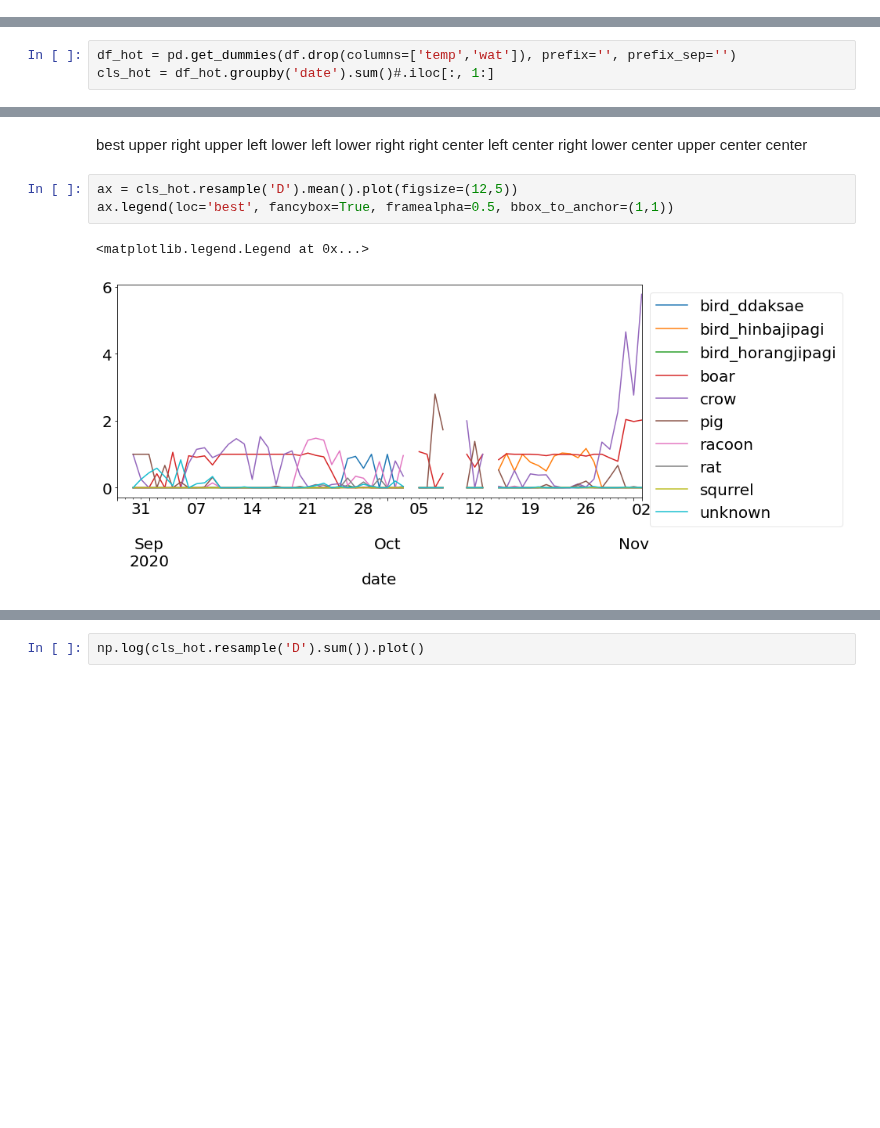
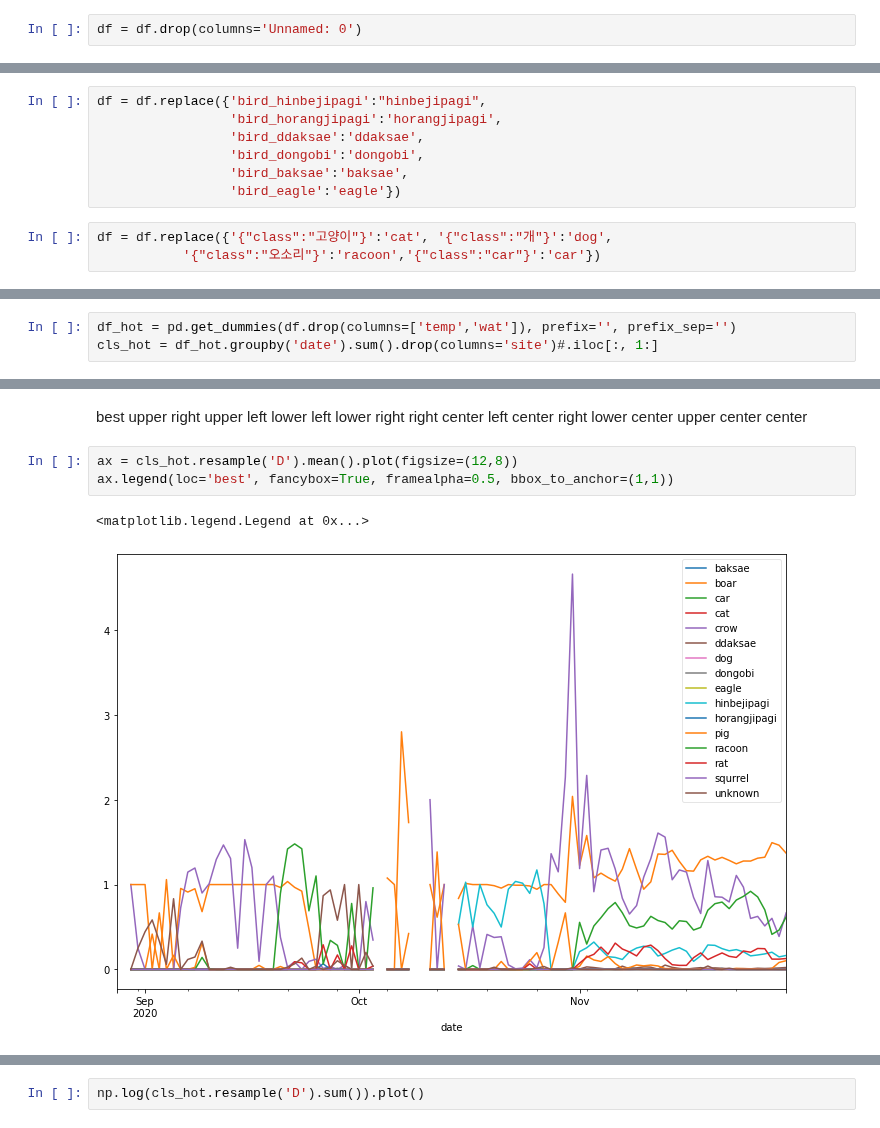
Before and after one commit to sogangori/animal_detection, a Jupyter notebook: pig_analysis.ipynb, the cells around one changed output, grey strips where cells are left out. Drawn from its saved outputs; the diff is of its cells as text; blank space fills up the shorter version.

```diff
--- a/pig_analysis.ipynb
+++ b/pig_analysis.ipynb
@@ -246,0 +299,2 @@ df['date'] = pd.to_datetime(df['date'], format='%Y-%m-%d %H%M%S')
+# %%
+df = df.drop(columns='Unnamed: 0')
@@ -246,0 +310,10 @@ df['date'] = pd.to_datetime(df['date'], format='%Y-%m-%d %H%M%S')
+# %%
+df = df.replace({'bird_hinbejipagi':"hinbejipagi",
+                 'bird_horangjipagi':'horangjipagi',
+                 'bird_ddaksae':'ddaksae',
+                 'bird_dongobi':'dongobi',
+                 'bird_baksae':'baksae',
+                 'bird_eagle':'eagle'})
+# %%
+df = df.replace({'{"class":"고양이"}':'cat', '{"class":"개"}':'dog',
+           '{"class":"오소리"}':'racoon','{"class":"car"}':'car'})
@@ -277,6 +370,6 @@ df['temp'].plot()
 # %%
 df_hot = pd.get_dummies(df.drop(columns=['temp','wat']), prefix='', prefix_sep='')
-cls_hot = df_hot.groupby('date').sum()#.iloc[:, 1:]
+cls_hot = df_hot.groupby('date').sum().drop(columns='site')#.iloc[:, 1:]
 # %%
 cls_hot
 # %% [output]
@@ -317,8 +411,8 @@ best
 	upper center
 	center
 # %%
-ax = cls_hot.resample('D').mean().plot(figsize=(12,5))
+ax = cls_hot.resample('D').mean().plot(figsize=(12,8))
 ax.legend(loc='best', fancybox=True, framealpha=0.5, bbox_to_anchor=(1,1))
 # %% [output]
 <matplotlib.legend.Legend at 0x...>
-[figure, old version]
+[figure, new version]
```
Also changed, not shown: parts of 30 cells of this notebook, 1 other file.
